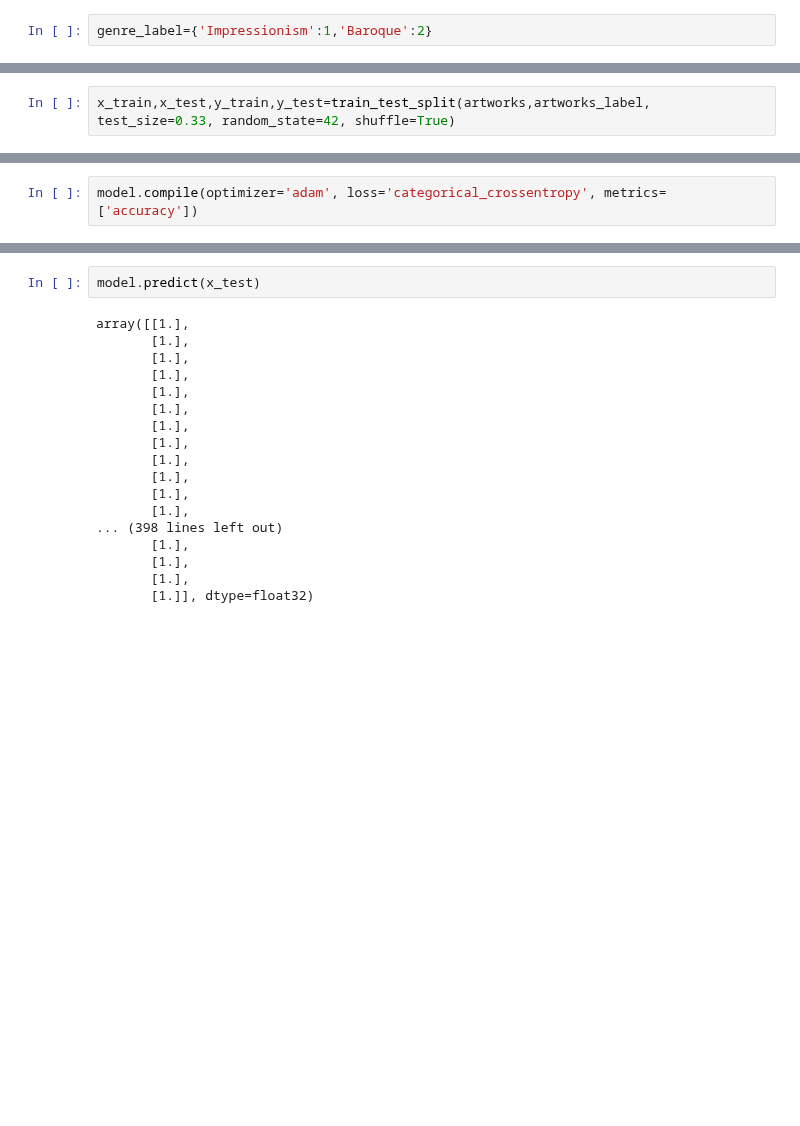
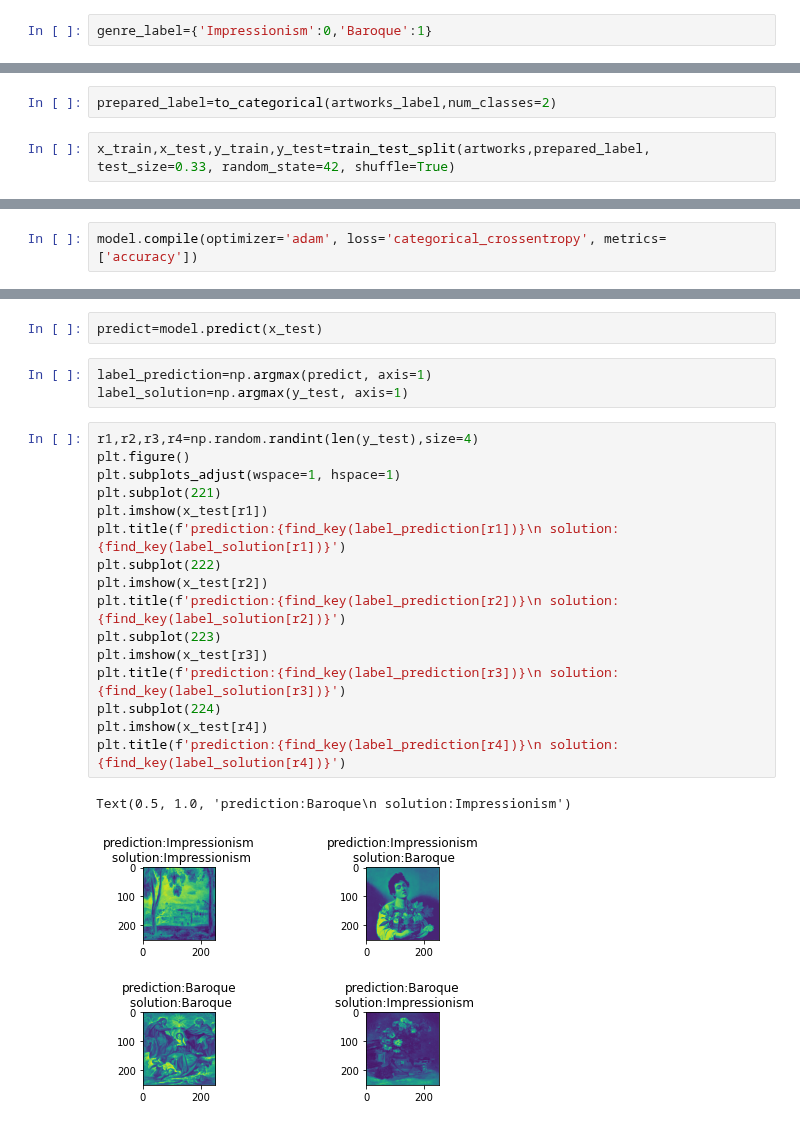
Before and after one commit to sirius59/ART_AI, a Jupyter notebook: ART_AI.ipynb, the cells around one changed output, grey strips where cells are left out. Cells and saved outputs as stored; diff of their text form; blank space fills up the shorter version.

```diff
--- a/ART_AI.ipynb
+++ b/ART_AI.ipynb
@@ -69,7 +70,7 @@ Labelize a genre with a number
 #genre_label={'Expressionism':1,'Abstractionism':2,'Social Realism':3,'Muralism':4,'Impressionism':5,'Surrealism':6,'Byzantine Art':7,'Post-Impressionism':8,'Symbolism':9,'Art Nouveau':10,'Northern Renaissance':11,'Suprematism':12,'Cubism':13,'Baroque':14,'Romanticism':15,'Primitivism':16,'Mannerism':17,'Proto Renaissance':18,'Early Renaissance':19,'High Renaissance':20,'Neoplasticism':21,'Pop Art':22,'Abstract Expressionism':23}
 #labelize a genre by a number
 # %%
-genre_label={'Impressionism':1,'Baroque':2}
+genre_label={'Impressionism':0,'Baroque':1}
 # %% [markdown]
 Function to find the key associated with the label
 # %%
@@ -126,7 +127,9 @@ Text(0.5, 1.0, 'Baroque')
 # %% [markdown]
 ## Shuffle and split of the dataset
+# %%
+prepared_label=to_categorical(artworks_label,num_classes=2)
 # %%
-x_train,x_test,y_train,y_test=train_test_split(artworks,artworks_label, test_size=0.33, random_state=42, shuffle=True)
+x_train,x_test,y_train,y_test=train_test_split(artworks,prepared_label, test_size=0.33, random_state=42, shuffle=True)
 # %% [markdown]
 ## CNN
 # %%
@@ -176,20 +195,24 @@ ResourceExhaustedError: ignored
 # %%
-model.predict(x_test)
+predict=model.predict(x_test)
-# %% [output]
-array([[1.],
-       [1.],
-       [1.],
-       [1.],
-       [1.],
-       [1.],
-       [1.],
-       [1.],
-       [1.],
-       [1.],
-       [1.],
-       [1.],
-... (398 lines left out)
-       [1.],
-       [1.],
-       [1.],
-       [1.]], dtype=float32)
+# %%
+label_prediction=np.argmax(predict, axis=1)
+label_solution=np.argmax(y_test, axis=1)
+# %%
+r1,r2,r3,r4=np.random.randint(len(y_test),size=4)
+plt.figure()
+plt.subplots_adjust(wspace=1, hspace=1)
+plt.subplot(221)
+plt.imshow(x_test[r1])
+plt.title(f'prediction:{find_key(label_prediction[r1])}\n solution:{find_key(label_solution[r1])}')
+plt.subplot(222)
+plt.imshow(x_test[r2])
+plt.title(f'prediction:{find_key(label_prediction[r2])}\n solution:{find_key(label_solution[r2])}')
+plt.subplot(223)
+plt.imshow(x_test[r3])
+plt.title(f'prediction:{find_key(label_prediction[r3])}\n solution:{find_key(label_solution[r3])}')
+plt.subplot(224)
+plt.imshow(x_test[r4])
+plt.title(f'prediction:{find_key(label_prediction[r4])}\n solution:{find_key(label_solution[r4])}')
+# %% [output]
+Text(0.5, 1.0, 'prediction:Baroque\n solution:Impressionism')
+[figure, added]
```
Also changed, not shown: parts of 6 cells of this notebook.
